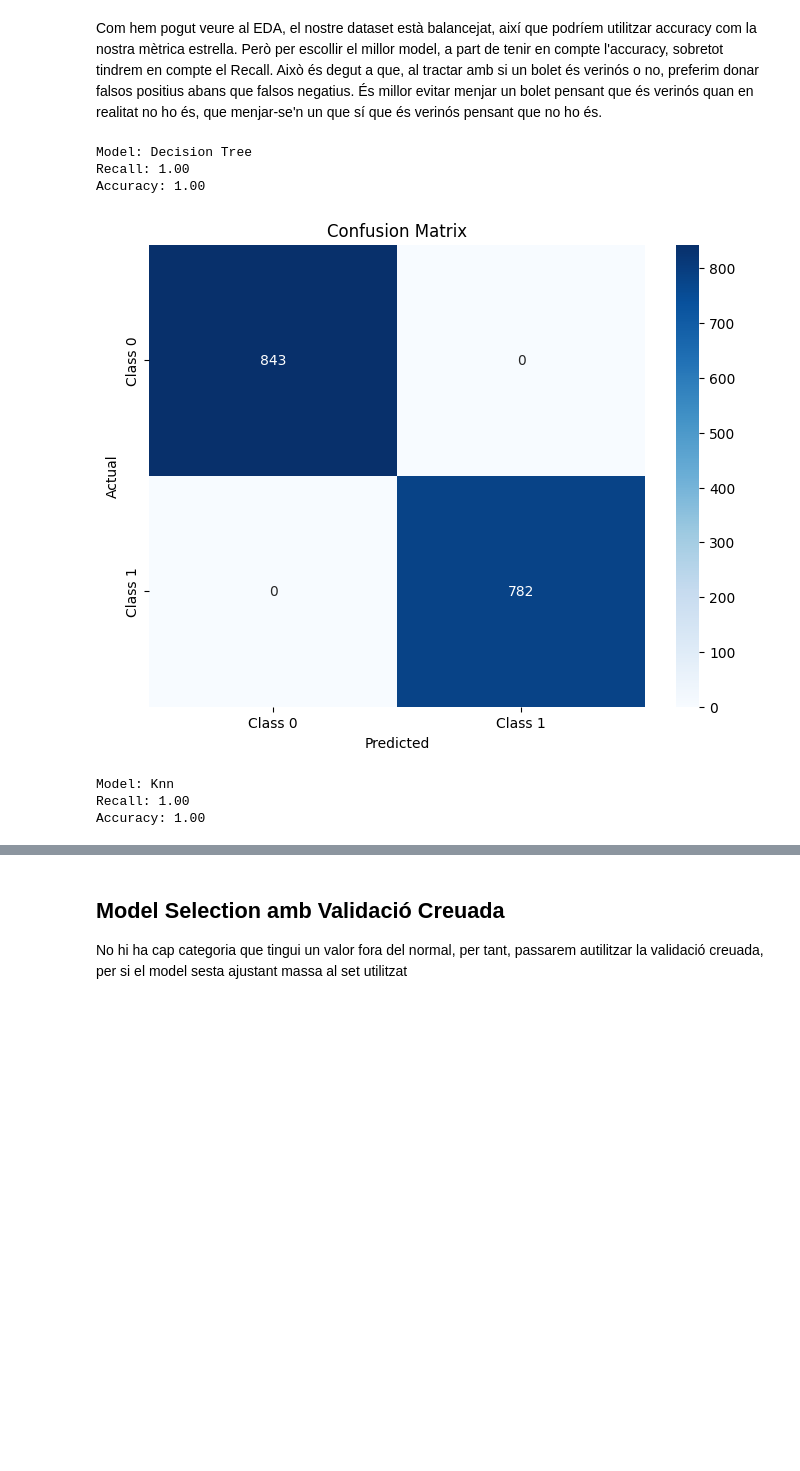
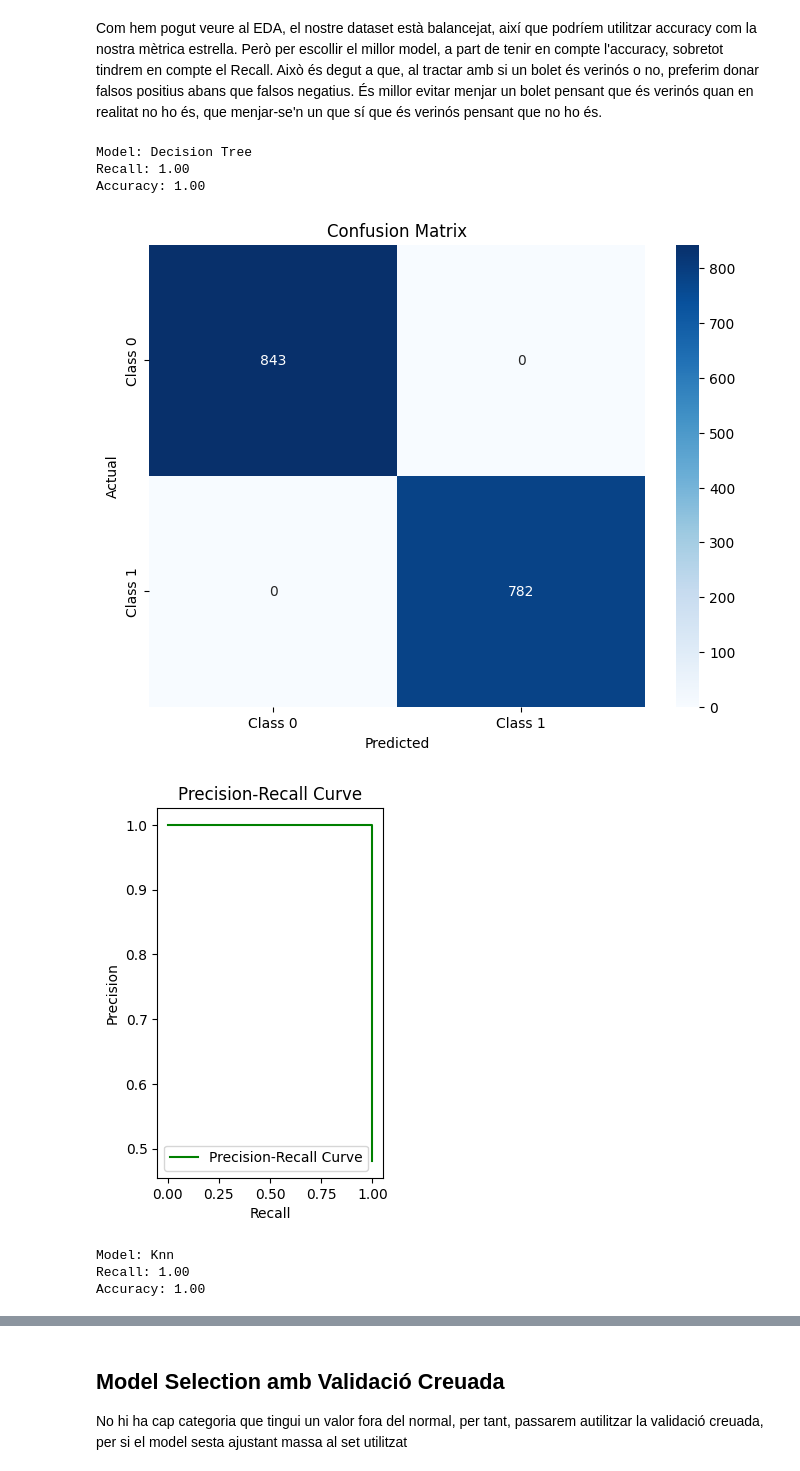
Before and after one commit to NIU1674092/kaggle, a Jupyter notebook: mushrooms.ipynb, the cells around one changed output, grey strips where cells are left out. Saved outputs shown, nothing was run; the diff lists cells and outputs as text; code cells hidden in the pictures; blank space fills up the shorter version.

```diff
--- a/mushrooms.ipynb
+++ b/mushrooms.ipynb
@@ -262,25 +253,40 @@ def plot_confusion_matrix(y_true, y_pred, class_labels=None, title="Confusion Ma
 # %%
 models = {
     "Decision Tree": DecisionTreeClassifier(),
     "Knn": KNeighborsClassifier(),
     "SVM": SVC(),
     "Logistic Regression": LogisticRegression(),
 }
 
 for name, model in models.items():
     model.fit(X_train, y_train)
     y_pred = model.predict(X_test)
     recall = recall_score(y_test, y_pred)
     accuracy = accuracy_score(y_test, y_pred)
     print(f"Model: {name}")
     print(f"Recall: {recall:.2f}")
     print(f"Accuracy: {accuracy:.2f}")
     plot_confusion_matrix(y_pred, y_test)
+
+    if hasattr(model, "predict_proba"):
+        y_proba = model.predict_proba(X_test)[:, 1]
+    elif hasattr(model, "decision_function"):
+        y_proba = model.decision_function(X_test)
+
+    precision, recall, _ = precision_recall_curve(y_test, y_proba)
+    plt.subplot(1, 2, 2)
+    plt.plot(recall, precision, label="Precision-Recall Curve", color="green")
+    plt.xlabel("Recall")
+    plt.ylabel("Precision")
+    plt.title("Precision-Recall Curve")
+    plt.legend()
+    plt.show()
 # %% [output]
 Model: Decision Tree
 Recall: 1.00
 Accuracy: 1.00
 [figure]
+[figure, new version]
 Model: Knn
 Recall: 1.00
 Accuracy: 1.00
```
Also changed, not shown: parts of 6 cells of this notebook, 1 other file.
